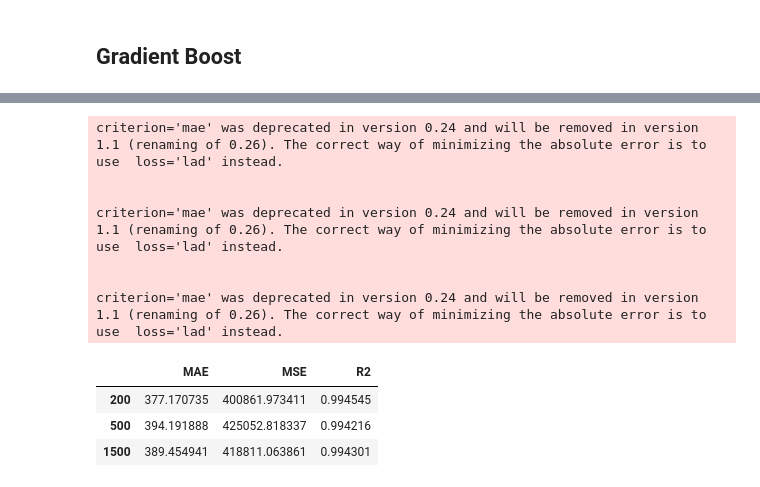
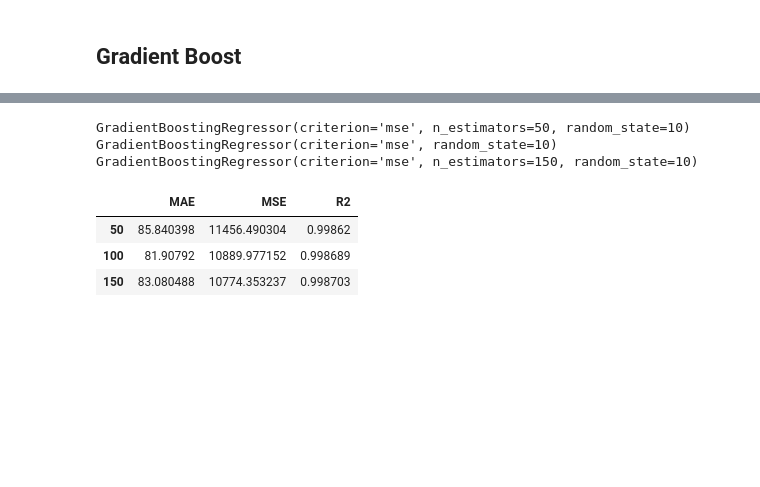
Before and after one commit to diogobulhosa/BC4, a Jupyter notebook: notebooks/nb_btc.ipynb, the cells around one changed output, grey strips where cells are left out. Saved outputs shown, nothing was run; the diff lists cells and outputs as text; code cells hidden in the pictures; blank space fills up the shorter version.

```diff
--- a/notebooks/nb_btc.ipynb
+++ b/notebooks/nb_btc.ipynb
@@ -23,3 +30,8 @@ df_btc = pd.read_csv(r'../data/cryptoInd/btc_ind.csv')
+# %%
+inicial_date = '2021-01-01'
+df_btc['Date'] = pd.to_datetime(df_btc['Date'])
+inicial_date = pd.to_datetime(inicial_date)
+df_btc = df_btc[df_btc['Date'] >= inicial_date]
 # %% [markdown]
 # Correltion Matrix
 # %% [markdown]
@@ -315,18 +575,14 @@ criterion='mae' was deprecated in version 0.24 and will be removed in version 1.
 # %%
-gb_200 = GradientBoostingRegressor(random_state = 10 , criterion='mae', n_estimators = 200)
-gb_500 = GradientBoostingRegressor(random_state = 10 , criterion='mae', n_estimators = 500)
-gb_1500 = GradientBoostingRegressor(random_state = 10 , criterion='mae', n_estimators = 1500)
-df = pd.DataFrame(columns = ['MAE', 'MSE', 'R2'], index = ['200','500', '1500'])
-show_results(df, train_3, test_3, y_train_3, y_test_3,gb_200, gb_500, gb_1500)
+gb_50 = GradientBoostingRegressor(random_state = 10 , criterion='mse', n_estimators = 50)
+gb_100 = GradientBoostingRegressor(random_state = 10 , criterion='mse', n_estimators = 100)
+gb_150 = GradientBoostingRegressor(random_state = 10 , criterion='mse', n_estimators = 150)
+df = pd.DataFrame(columns = ['MAE', 'MSE', 'R2'], index = ['50','100', '150'])
+show_results(df, train_3, test_3, y_train_3, y_test_3,gb_50, gb_100, gb_150)
 # %% [output]
-criterion='mae' was deprecated in version 0.24 and will be removed in version 1.1 (renaming of 0.26). The correct way of minimizing the absolute error is to use  loss='lad' instead.
-
-
-criterion='mae' was deprecated in version 0.24 and will be removed in version 1.1 (renaming of 0.26). The correct way of minimizing the absolute error is to use  loss='lad' instead.
-
-
-criterion='mae' was deprecated in version 0.24 and will be removed in version 1.1 (renaming of 0.26). The correct way of minimizing the absolute error is to use  loss='lad' instead.
+GradientBoostingRegressor(criterion='mse', n_estimators=50, random_state=10)
+GradientBoostingRegressor(criterion='mse', random_state=10)
+GradientBoostingRegressor(criterion='mse', n_estimators=150, random_state=10)
 |  | MAE | MSE | R2 |
-| 200 | 377.170735 | 400861.973411 | 0.994545 |
-| 500 | 394.191888 | 425052.818337 | 0.994216 |
-| 1500 | 389.454941 | 418811.063861 | 0.994301 |
+| 50 | 85.840398 | 11456.490304 | 0.99862 |
+| 100 | 81.90792 | 10889.977152 | 0.998689 |
+| 150 | 83.080488 | 10774.353237 | 0.998703 |
```
Also changed, not shown: parts of 35 cells of this notebook.
